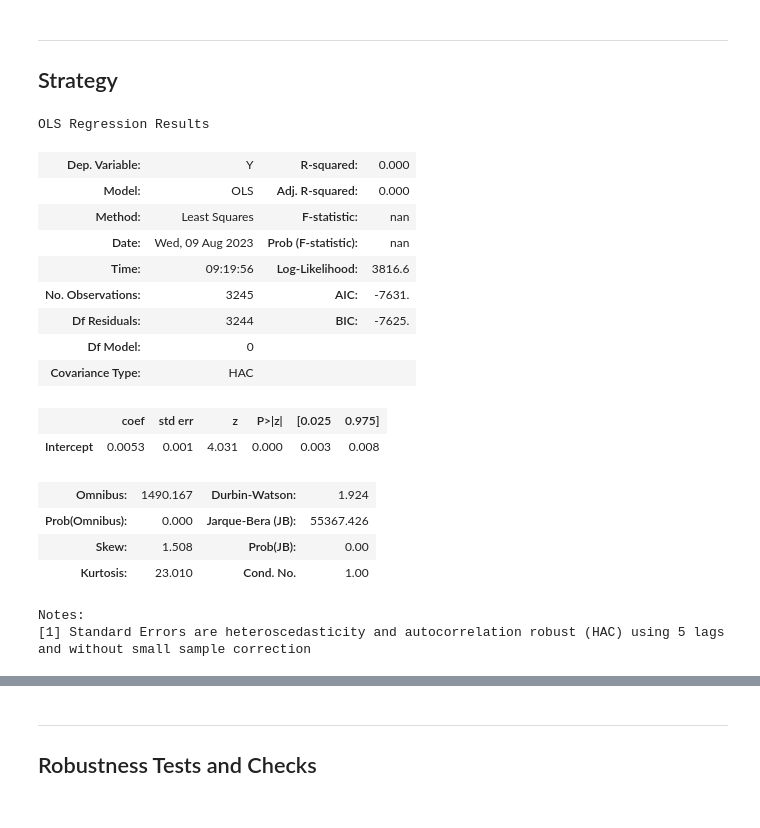
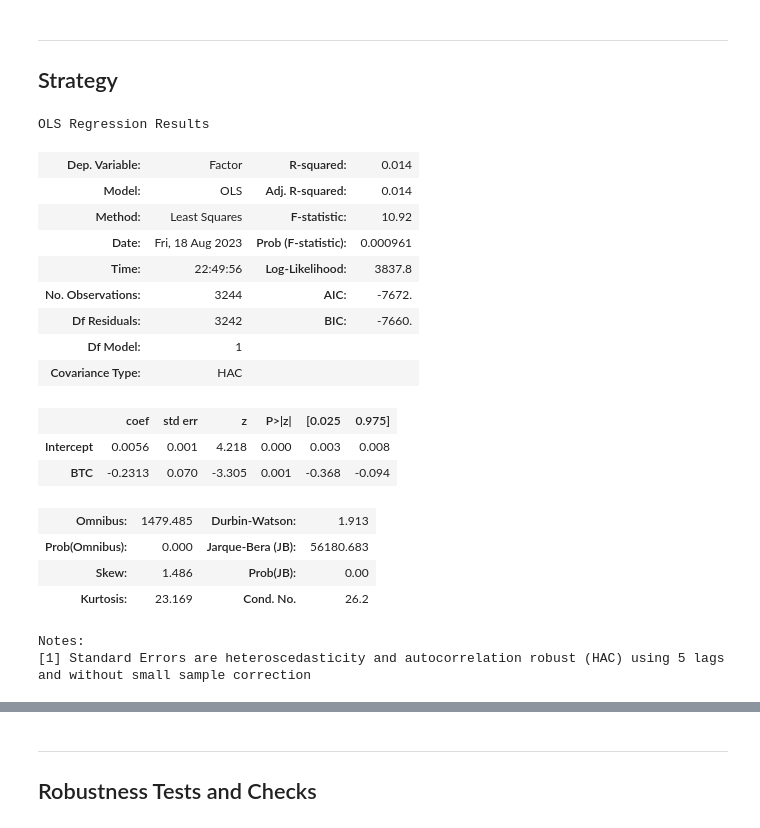
Before and after one commit to itsNH98/cryptocurrency_momentum_strategy, a Jupyter notebook: code/backtest.ipynb, the cells around one changed output, grey strips where cells are left out. Cells and saved outputs as stored; diff of their text form; code cells hidden in the pictures.

```diff
--- a/code/backtest.ipynb
+++ b/code/backtest.ipynb
@@ -356,27 +357,27 @@ momentum_weights, momentum_factor = compute_mom_returns(log_ret_df, restricted_d
 holding_period=7, long_short='LS', attention=rolling_attention, random_start_date=False, random_slice=False, going_neutral=False, miss_allocation=False)
 # %%
 ###=== STATISTICAL ANALYSIS ===###
-reg_df = pd.DataFrame(momentum_factor, columns = ['ret'])
+reg_df_btcbenchmarked = pd.merge(pd.DataFrame(momentum_factor, columns=['Factor']), log_ret_df[['BTC']], left_index=True, right_index=True).dropna()
 
-Y = reg_df['ret']
-res = smf.ols('Y ~ 1', data=reg_df).fit(cov_type='HAC', cov_kwds={'maxlags': 5})
-res.summary()
+res_benchmarked = smf.ols('Factor ~ 1 + BTC', data=reg_df_btcbenchmarked).fit(cov_type='HAC', cov_kwds={'maxlags': 5})
+res_benchmarked.summary()
 # %% [output]
 OLS Regression Results
-| Dep. Variable: | Y | R-squared: | 0.000 |
-| Model: | OLS | Adj. R-squared: | 0.000 |
-| Method: | Least Squares | F-statistic: | nan |
-| Date: | Wed, 09 Aug 2023 | Prob (F-statistic): | nan |
-| Time: | 09:19:56 | Log-Likelihood: | 3816.6 |
-| No. Observations: | 3245 | AIC: | -7631. |
-| Df Residuals: | 3244 | BIC: | -7625. |
-| Df Model: | 0 |  |  |
+| Dep. Variable: | Factor | R-squared: | 0.014 |
+| Model: | OLS | Adj. R-squared: | 0.014 |
+| Method: | Least Squares | F-statistic: | 10.92 |
+| Date: | Fri, 18 Aug 2023 | Prob (F-statistic): | 0.000961 |
+| Time: | 22:49:56 | Log-Likelihood: | 3837.8 |
+| No. Observations: | 3244 | AIC: | -7672. |
+| Df Residuals: | 3242 | BIC: | -7660. |
+| Df Model: | 1 |  |  |
 | Covariance Type: | HAC |  |  |
 |  | coef | std err | z | P>|z| | [0.025 | 0.975] |
-| Intercept | 0.0053 | 0.001 | 4.031 | 0.000 | 0.003 | 0.008 |
+| Intercept | 0.0056 | 0.001 | 4.218 | 0.000 | 0.003 | 0.008 |
+| BTC | -0.2313 | 0.070 | -3.305 | 0.001 | -0.368 | -0.094 |
-| Omnibus: | 1490.167 | Durbin-Watson: | 1.924 |
-| Prob(Omnibus): | 0.000 | Jarque-Bera (JB): | 55367.426 |
-| Skew: | 1.508 | Prob(JB): | 0.00 |
-| Kurtosis: | 23.010 | Cond. No. | 1.00 |
+| Omnibus: | 1479.485 | Durbin-Watson: | 1.913 |
+| Prob(Omnibus): | 0.000 | Jarque-Bera (JB): | 56180.683 |
+| Skew: | 1.486 | Prob(JB): | 0.00 |
+| Kurtosis: | 23.169 | Cond. No. | 26.2 |
 Notes:
 [1] Standard Errors are heteroscedasticity and autocorrelation robust (HAC) using 5 lags and without small sample correction
```
Also changed, not shown: parts of 3 cells of this notebook, 2 other files.
